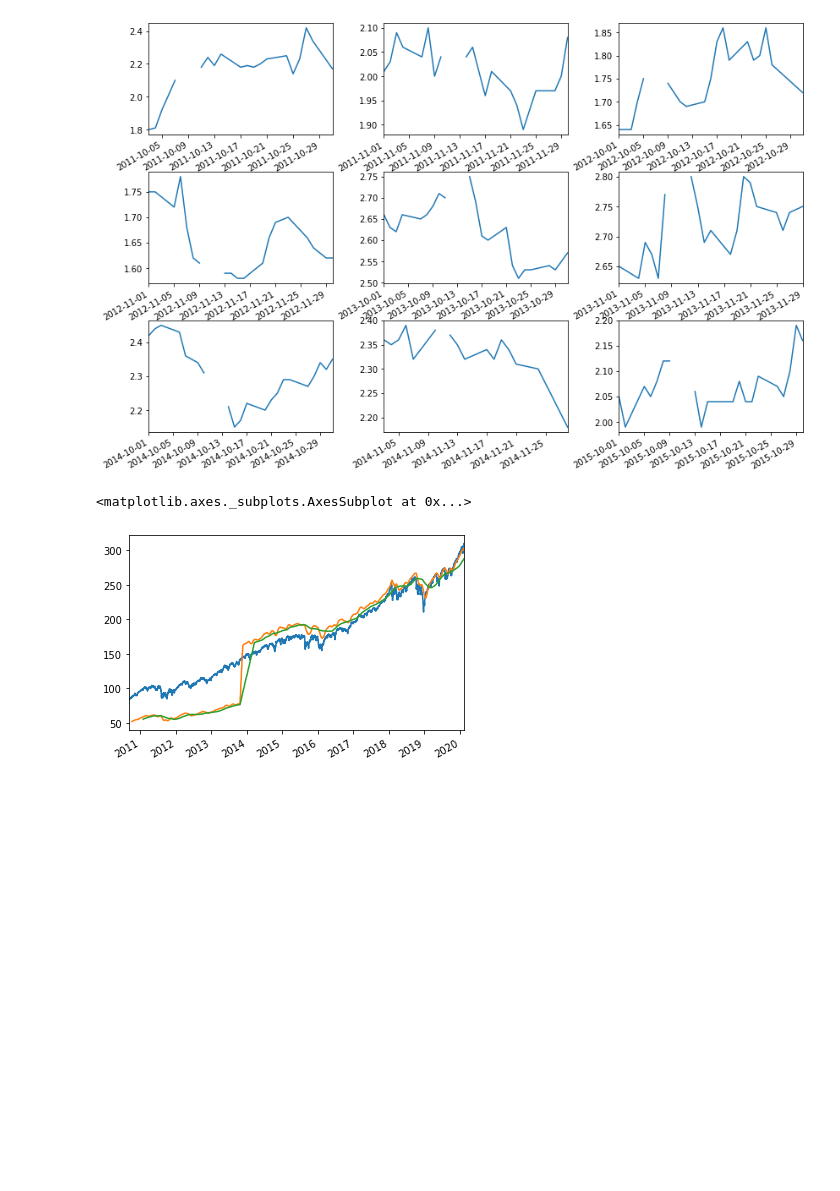
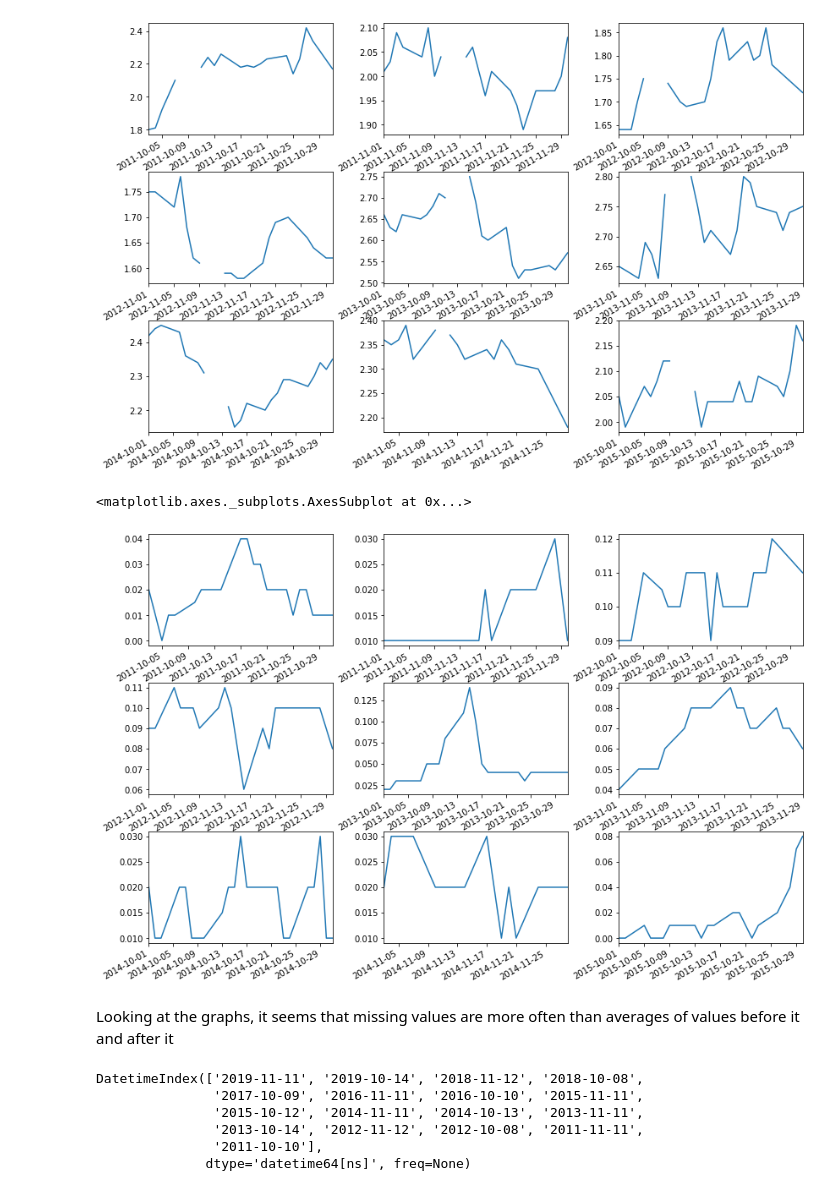
Before and after one commit to HaoxuanXu/Stock_Market_Trend_Prediction, a Jupyter notebook: Data_Cleaning.ipynb, the cells around one changed output. Cells and saved outputs as stored; diff of their text form; code cells hidden in the pictures; blank space fills up the shorter version.

```diff
--- a/Data_Cleaning.ipynb
+++ b/Data_Cleaning.ipynb
@@ -203,10 +207,31 @@ data_since_2011.loc["2015-10"]["treasury_10 YR"].plot(ax = ax[2, 2])
 # %% [output]
 <matplotlib.axes._subplots.AxesSubplot at 0x...>
 [figure]
-# %%
-ETF_fewer_cols["stock_time_series_adjusted_adjusted_close"].plot()
-ETF_fewer_cols["sma_close_20_SMA"].plot()
-ETF_fewer_cols["sma_close_100_SMA"].plot()
-# %% [output]
-<matplotlib.axes._subplots.AxesSubplot at 0x...>
-[figure, removed]
+# %%
+# Let's plot out the trend of treasury values first
+fig, ax = plt.subplots(3, 3, figsize = (12, 9))
+fig.tight_layout(pad=3)
+data_since_2011.loc["2011-10"]["treasury_3 MO"].plot(ax = ax[0, 0])
+data_since_2011.loc["2011-11"]["treasury_3 MO"].plot(ax = ax[0, 1])
+data_since_2011.loc["2012-10"]["treasury_3 MO"].plot(ax = ax[0, 2])
+data_since_2011.loc["2012-11"]["treasury_3 MO"].plot(ax = ax[1, 0])
+data_since_2011.loc["2013-10"]["treasury_3 MO"].plot(ax = ax[1, 1])
+data_since_2011.loc["2013-11"]["treasury_3 MO"].plot(ax = ax[1, 2])
+data_since_2011.loc["2014-10"]["treasury_3 MO"].plot(ax = ax[2, 0])
+data_since_2011.loc["2014-11"]["treasury_3 MO"].plot(ax = ax[2, 1])
+data_since_2011.loc["2015-10"]["treasury_3 MO"].plot(ax = ax[2, 2])
+# %% [output]
+<matplotlib.axes._subplots.AxesSubplot at 0x...>
+[figure, added]
+# %% [markdown]
+Looking at the graphs, it seems that missing values are more often than averages of values before it and after it
+# %%
+# We can thus try to impute the NA value by taking the average of the value before the NA and after the NA
+data_since_2011[data_since_2011["treasury_3 MO"].isna() == True].index
+# %% [output]
+DatetimeIndex(['2019-11-11', '2019-10-14', '2018-11-12', '2018-10-08',
+               '2017-10-09', '2016-11-11', '2016-10-10', '2015-11-11',
+               '2015-10-12', '2014-11-11', '2014-10-13', '2013-11-11',
+               '2013-10-14', '2012-11-12', '2012-10-08', '2011-11-11',
+               '2011-10-10'],
+              dtype='datetime64[ns]', freq=None)
```
Also changed, not shown: parts of 11 cells of this notebook.
